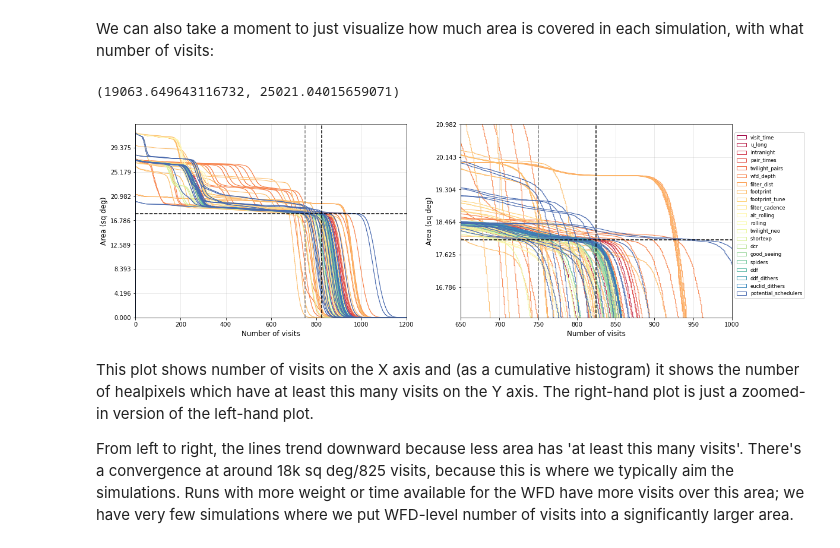
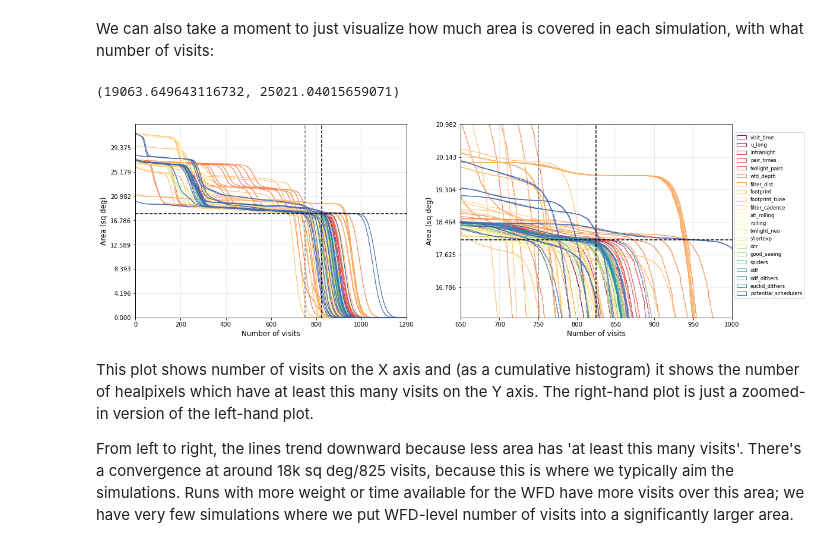
Before and after one commit to lsst-pst/survey_strategy, a Jupyter notebook: fbs_1.7/SurveyFootprints-NvisitsVsArea.ipynb, the cells around one changed output. Cells and saved outputs as stored; diff of their text form; code cells hidden in the pictures.

```diff
--- a/fbs_1.7/SurveyFootprints-NvisitsVsArea.ipynb
+++ b/fbs_1.7/SurveyFootprints-NvisitsVsArea.ipynb
@@ -134,6 +134,6 @@ So now, I'll just adjust the boundary values by 9% depending on whether the run
 # %%
 nside = 64 # as above
 thresholds_2snaps = np.array([750, 825, 900])
-thresholds_1snap = np.floor(thresholds_2snaps * 1.09)
+thresholds_1snap = np.floor(thresholds_2snaps / 0.922)
 print(thresholds_2snaps, thresholds_1snap)
 # %% [output]
@@ -224,35 +224,35 @@ for i_fam, fam in enumerate(familylist):
     color = cmap(i_fam/len(familylist))
     for r in families.family[fam]:
         if i == 0:
             label=fam
             i += 1
         else:
             label=None
         if families.summaries['NumExp'].loc[r] > 1.1:
             corr = 1.0
         else:
-            corr = 0.91
+            corr = 0.922
         plt.hist(bundles[r].metricValues.compressed()*corr, bins=bins, cumulative=-1, histtype='step',
                  color=[color], label=label)
 plt.xlim(0, 1200)
 
 scale = hp.nside2pixarea(nside, degrees=True) / 1000.0
 ax = plt.gca()
 ax.yaxis.set_major_formatter(FuncFormatter(mjrFormatter))
 
 plt.axvline(825, color='k', linestyle='--')
 plt.axvline(750, color='gray', linestyle='--')
 plt.axhline(18/scale, color='k', linestyle='--')
 
 plt.grid(True, alpha=0.3)
 plt.xlabel("Number of visits", fontsize='larger')
 plt.ylabel("Area (sq deg)", fontsize='larger')
 plt.legend(loc=(1.01, 0.1), fontsize='smaller')
 plt.xlim(650, 1000)
 plt.ylim(16/scale, 21/scale)
 # %% [output]
 (19063.649643116732, 25021.04015659071)
-[figure, old version]
+[figure, new version]
 # %% [markdown]
 This plot shows number of visits on the X axis and (as a cumulative histogram) it shows the number of healpixels which have at least this many visits on the Y axis. The right-hand plot is just a zoomed-in version of the left-hand plot.
 
```
Also changed, not shown: parts of 16 cells of this notebook.
